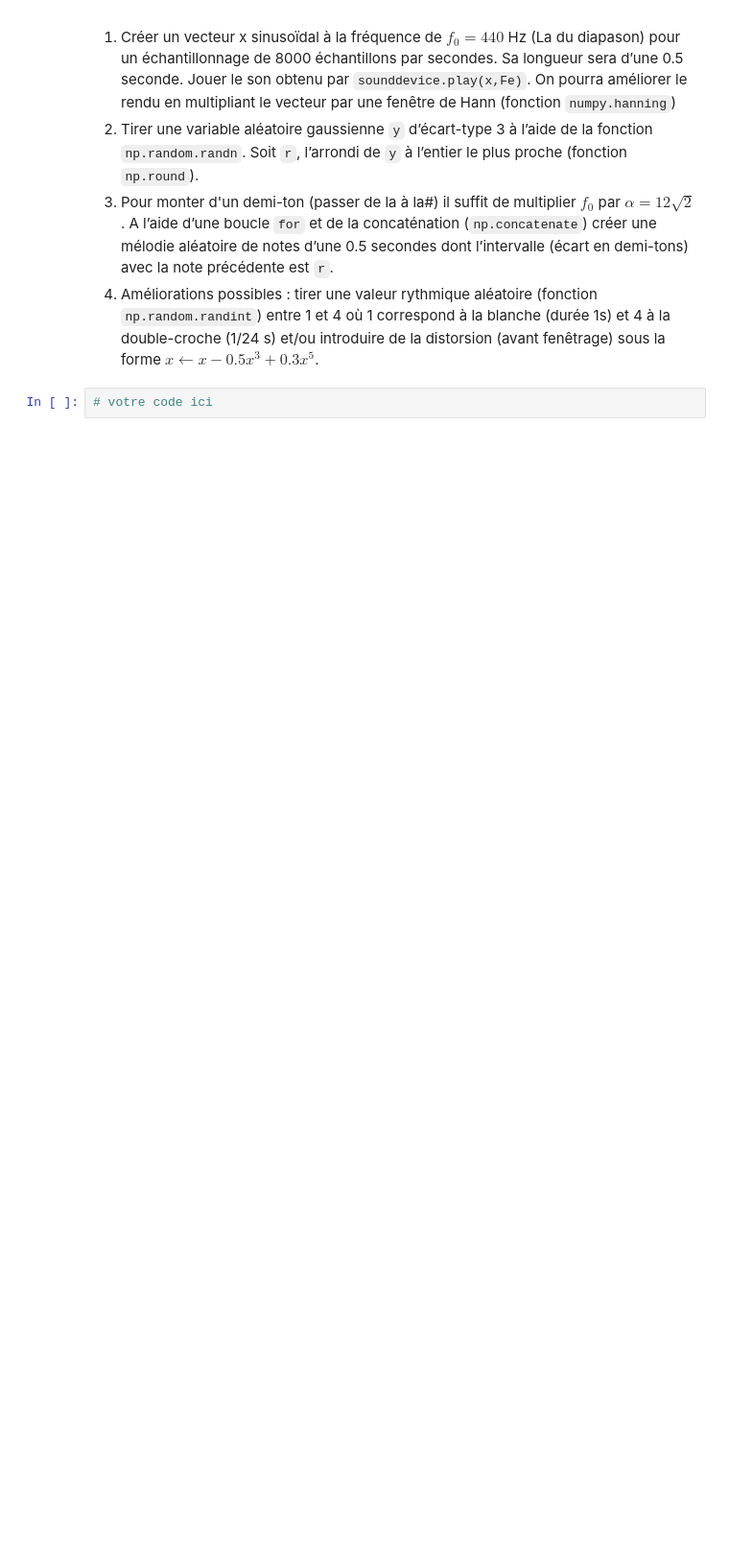
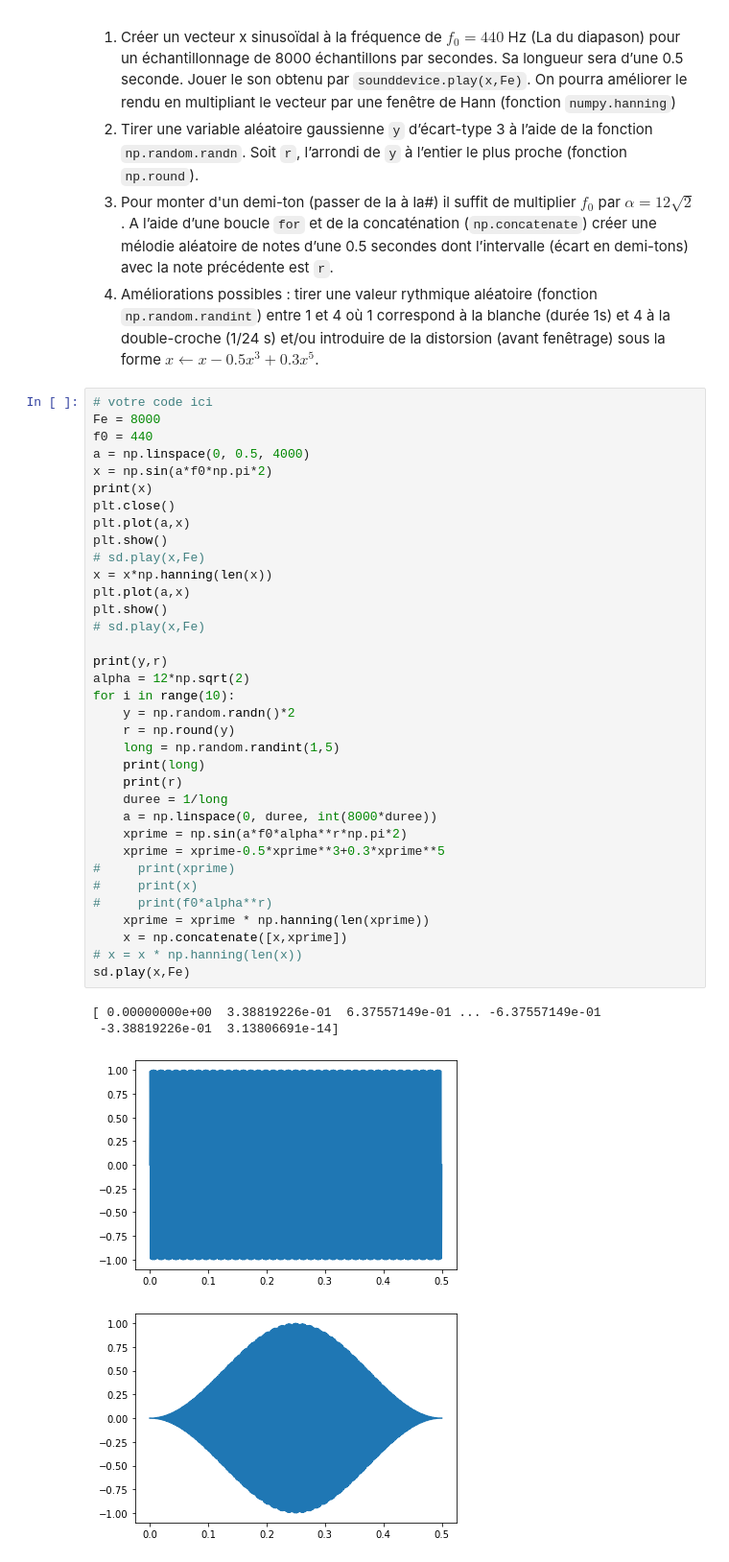
Before and after one commit to cbelho59/app_groupe1, a Jupyter notebook: Jupyter/fichierwav.ipynb, the cells around one changed output. Shown at 96% size. Saved outputs shown, nothing was run; the diff lists cells and outputs as text; blank space fills up the shorter version.

```diff
--- a/Jupyter/fichierwav.ipynb
+++ b/Jupyter/fichierwav.ipynb
@@ -63,5 +70,43 @@ $\alpha = 12\sqrt{2}$. A l’aide d’une boucle `for` et de la concaténation (
 4. Améliorations possibles : tirer une valeur rythmique aléatoire (fonction `np.random.randint`) entre 1 et 4 où 1 correspond à la blanche (durée 1s) et 4 à la
 double-croche (1/24 s) et/ou introduire de la distorsion (avant fenêtrage)
 sous la forme $x \leftarrow x - 0.5 x^3 +	0.3x^5$.
-# %%
-# votre code ici
+# %%
+# votre code ici
+Fe = 8000
+f0 = 440
+a = np.linspace(0, 0.5, 4000)
+x = np.sin(a*f0*np.pi*2)
+print(x)
+plt.close()
+plt.plot(a,x)
+plt.show()
+# sd.play(x,Fe)
+x = x*np.hanning(len(x))
+plt.plot(a,x)
+plt.show()
+# sd.play(x,Fe)
+
+print(y,r)
+alpha = 12*np.sqrt(2)
+for i in range(10):
+    y = np.random.randn()*2
+    r = np.round(y)
+    long = np.random.randint(1,5)
+    print(long)
+    print(r)
+    duree = 1/long
+    a = np.linspace(0, duree, int(8000*duree))
+    xprime = np.sin(a*f0*alpha**r*np.pi*2)
+    xprime = xprime-0.5*xprime**3+0.3*xprime**5
+#     print(xprime)
+#     print(x)
+#     print(f0*alpha**r)
+    xprime = xprime * np.hanning(len(xprime))
+    x = np.concatenate([x,xprime])
+# x = x * np.hanning(len(x))
+sd.play(x,Fe)
+# %% [output]
+[ 0.00000000e+00  3.38819226e-01  6.37557149e-01 ... -6.37557149e-01
+ -3.38819226e-01  3.13806691e-14]
+[figure, added]
+[figure, added]
```
Also changed, not shown: parts of 4 cells of this notebook, 5 other files.
